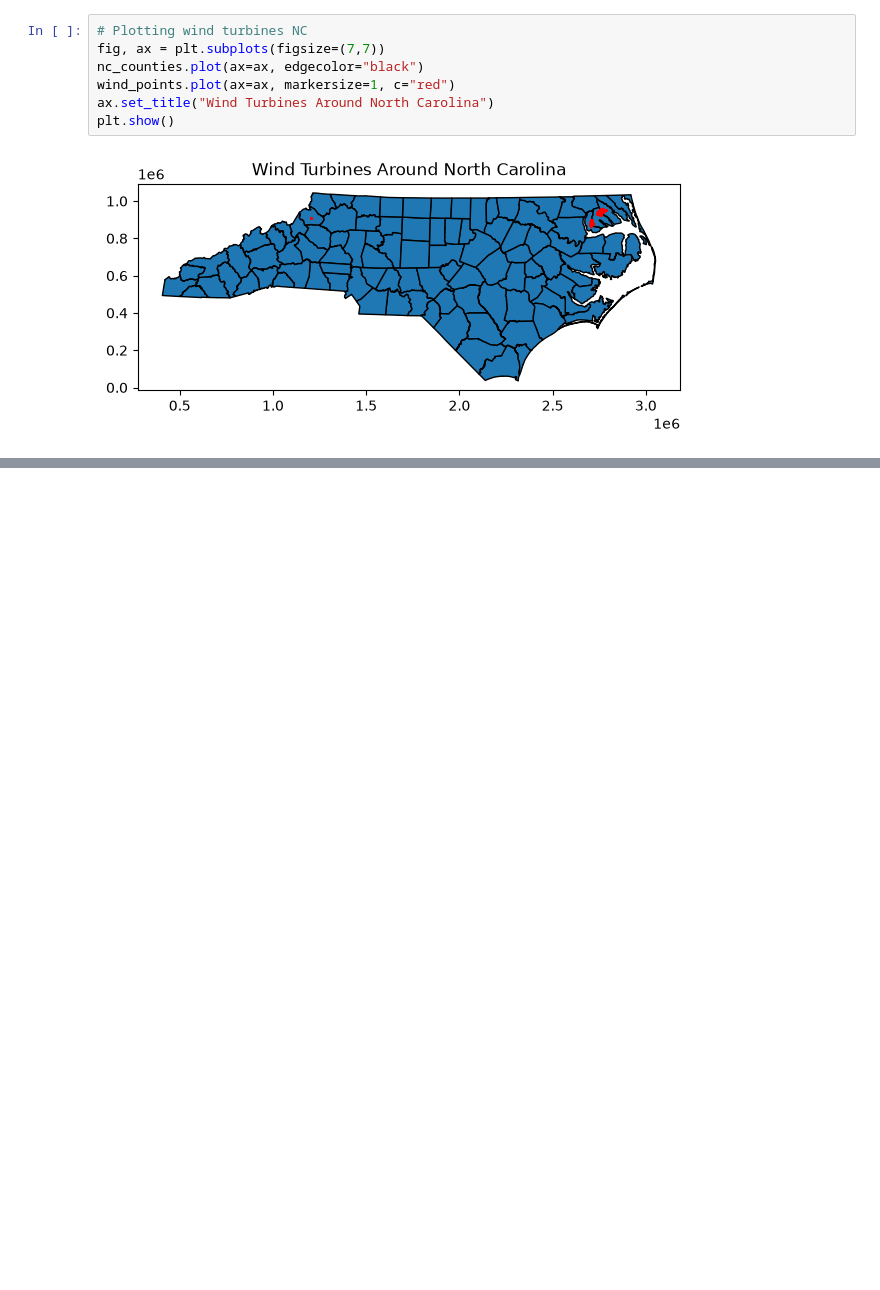
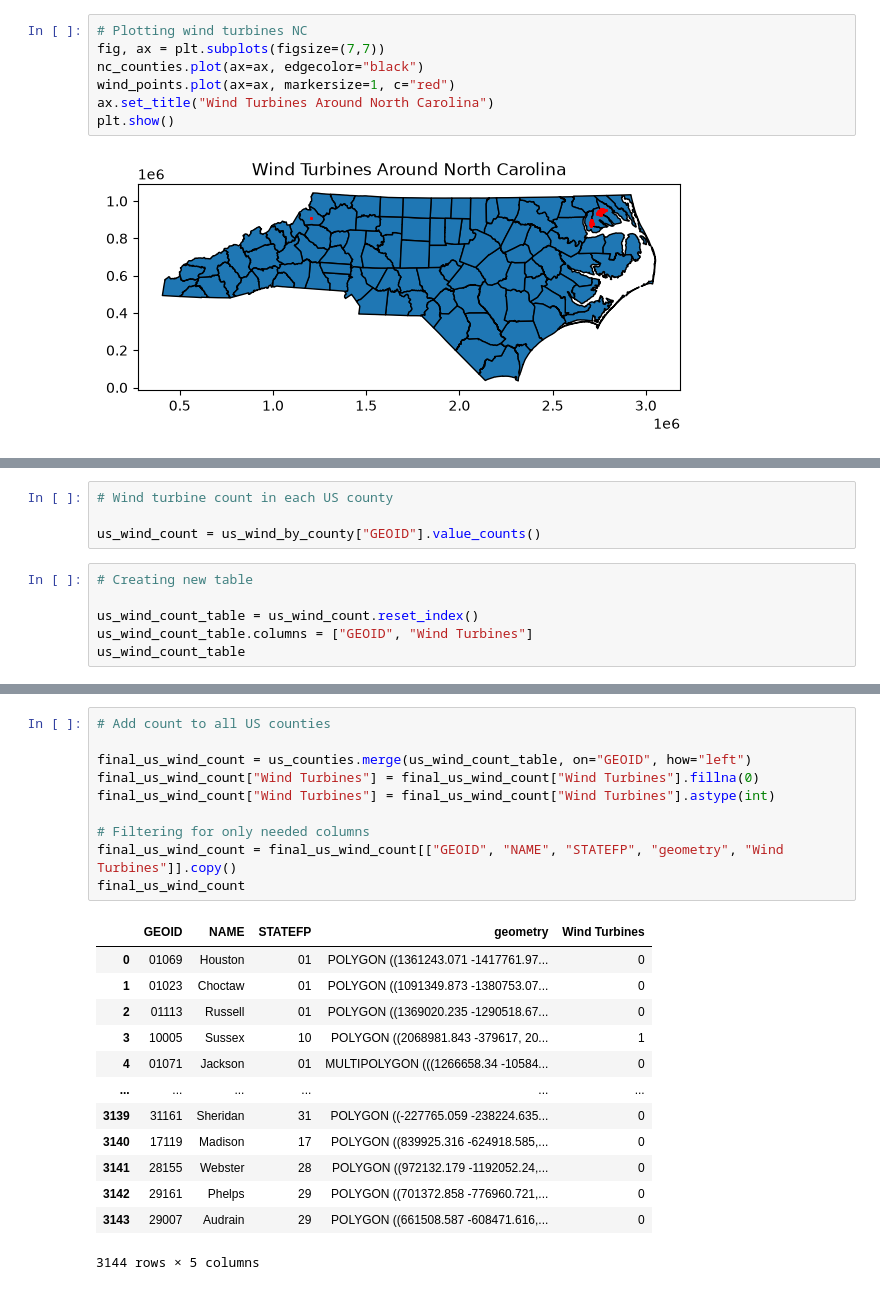
Before and after one commit to lexileach/renewable_transmission, a Jupyter notebook: wind_turbine.ipynb, the cells around one changed output, grey strips where cells are left out. Drawn from its saved outputs; the diff is of its cells as text; blank space fills up the shorter version.

```diff
--- a/wind_turbine.ipynb
+++ b/wind_turbine.ipynb
@@ -100,0 +131,10 @@ plt.show()
+# %%
+# Wind turbine count in each US county
+
+us_wind_count = us_wind_by_county["GEOID"].value_counts()
+# %%
+# Creating new table
+
+us_wind_count_table = us_wind_count.reset_index()
+us_wind_count_table.columns = ["GEOID", "Wind Turbines"]
+us_wind_count_table
@@ -100,0 +155,24 @@ plt.show()
+# %%
+# Add count to all US counties
+
+final_us_wind_count = us_counties.merge(us_wind_count_table, on="GEOID", how="left")
+final_us_wind_count["Wind Turbines"] = final_us_wind_count["Wind Turbines"].fillna(0)
+final_us_wind_count["Wind Turbines"] = final_us_wind_count["Wind Turbines"].astype(int)
+
+# Filtering for only needed columns
+final_us_wind_count = final_us_wind_count[["GEOID", "NAME", "STATEFP", "geometry", "Wind Turbines"]].copy()
+final_us_wind_count
+# %% [output]
+|  | GEOID | NAME | STATEFP | geometry | Wind Turbines |
+| 0 | 01069 | Houston | 01 | POLYGON ((1361243.071 -1417761.97... | 0 |
+| 1 | 01023 | Choctaw | 01 | POLYGON ((1091349.873 -1380753.07... | 0 |
+| 2 | 01113 | Russell | 01 | POLYGON ((1369020.235 -1290518.67... | 0 |
+| 3 | 10005 | Sussex | 10 | POLYGON ((2068981.843 -379617, 20... | 1 |
+| 4 | 01071 | Jackson | 01 | MULTIPOLYGON (((1266658.34 -10584... | 0 |
+| ... | ... | ... | ... | ... | ... |
+| 3139 | 31161 | Sheridan | 31 | POLYGON ((-227765.059 -238224.635... | 0 |
+| 3140 | 17119 | Madison | 17 | POLYGON ((839925.316 -624918.585,... | 0 |
+| 3141 | 28155 | Webster | 28 | POLYGON ((972132.179 -1192052.24,... | 0 |
+| 3142 | 29161 | Phelps | 29 | POLYGON ((701372.858 -776960.721,... | 0 |
+| 3143 | 29007 | Audrain | 29 | POLYGON ((661508.587 -608471.616,... | 0 |
+3144 rows × 5 columns
```
Also changed, not shown: parts of 9 cells of this notebook.
